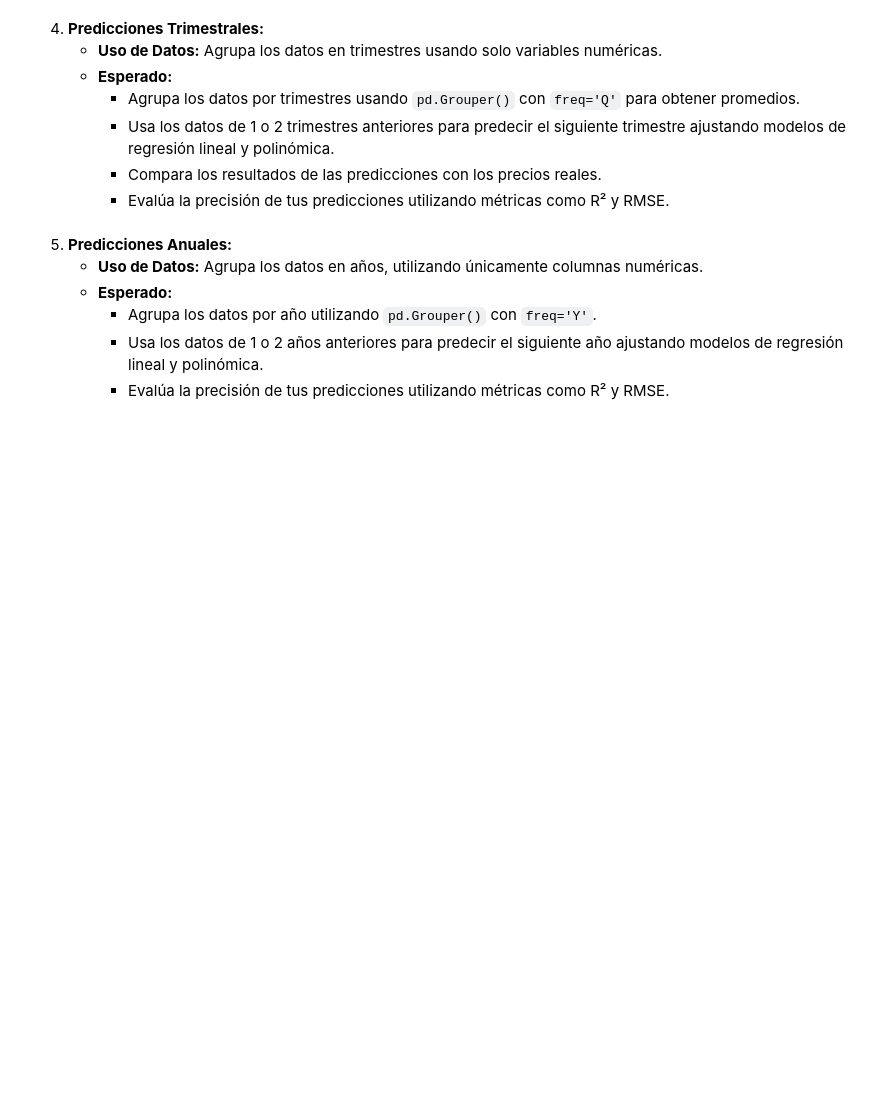
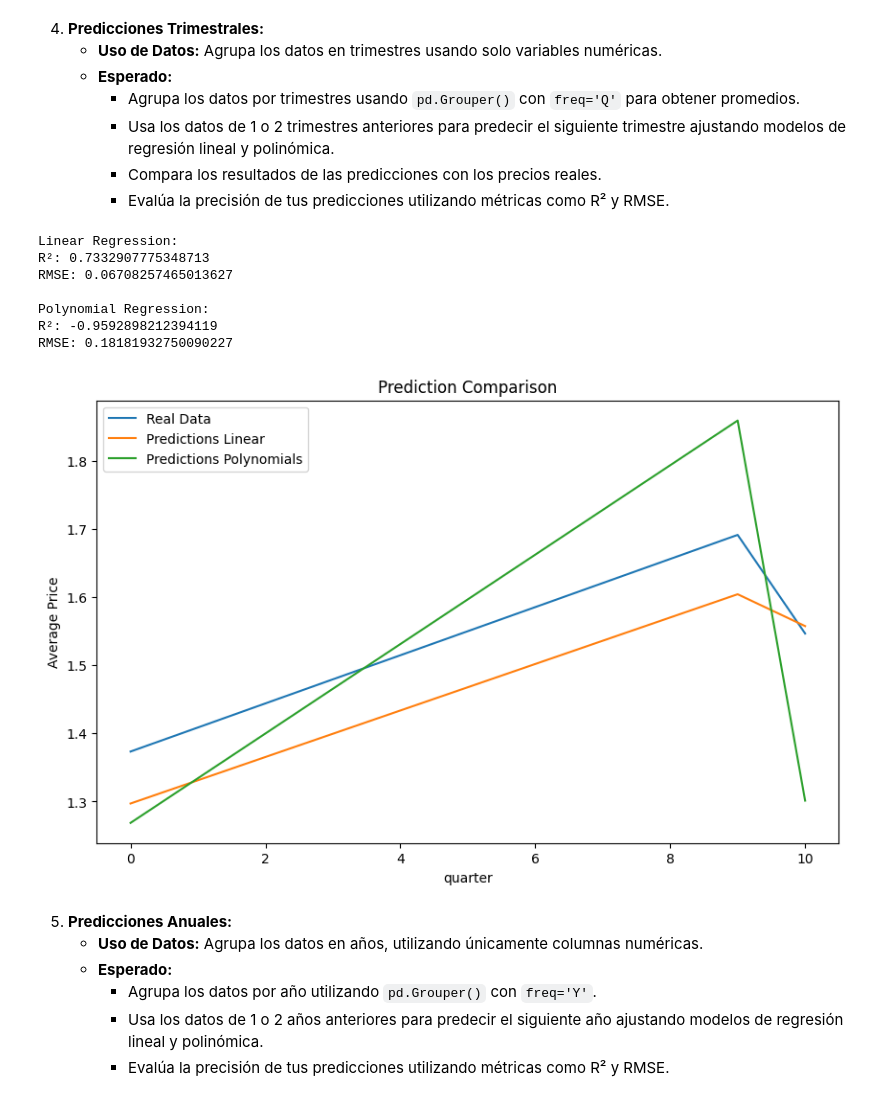
Before and after one commit to Julix4/avocado_project, a Jupyter notebook: proyecto_markdown.ipynb, the cells around one changed output. Cells and saved outputs as stored; diff of their text form; code cells hidden in the pictures; blank space fills up the shorter version.

```diff
--- a/proyecto_markdown.ipynb
+++ b/proyecto_markdown.ipynb
@@ -190,6 +310,69 @@ df = pd.read_csv("./avocado.csv")
      - Usa los datos de 1 o 2 trimestres anteriores para predecir el siguiente trimestre ajustando modelos de regresión lineal y polinómica.
      - Compara los resultados de las predicciones con los precios reales.
      - Evalúa la precisión de tus predicciones utilizando métricas como R² y RMSE.
+# %%
+import pandas as pd
+import numpy as np
+from sklearn.model_selection import train_test_split
+from sklearn.linear_model import LinearRegression
+from sklearn.preprocessing import PolynomialFeatures
+from sklearn.metrics import mean_squared_error, r2_score
+import matplotlib.pyplot as plt
+
+
+df = pd.read_csv("avocado.csv")
+
+df['Date'] = pd.to_datetime(df['Date'])
+
+df_trimestral = df.groupby(pd.Grouper(key='Date', freq='Q')).agg({'AveragePrice': 'mean', 'Total Volume': 'mean'}).reset_index()
+
+X = df_trimestral[['AveragePrice', 'Total Volume']].shift(1)
+y = df_trimestral['AveragePrice'].shift(-1)
+
+X.dropna(inplace=True)
+y.dropna(inplace=True)
+
+X_train, X_test, y_train, y_test = train_test_split(X, y, test_size=0.2, random_state=42)
+
+
+model_linear = LinearRegression()
+model_linear.fit(X_train, y_train)
+y_pred_linear = model_linear.predict(X_test)
+
+
+poly = PolynomialFeatures(degree=2)
+X_poly_train = poly.fit_transform(X_train)
+X_poly_test = poly.transform(X_test)
+model_poly = LinearRegression()
+model_poly.fit(X_poly_train, y_train)
+y_pred_poly = model_poly.predict(X_poly_test)
+
+print("Linear Regression:")
+print("R²:", r2_score(y_test, y_pred_linear))
+print("RMSE:", np.sqrt(mean_squared_error(y_test, y_pred_linear)))
+
+print("\nPolynomial Regression:")
+print("R²:", r2_score(y_test, y_pred_poly))
+print("RMSE:", np.sqrt(mean_squared_error(y_test, y_pred_poly)))
+
+plt.figure(figsize=(10, 6))
+plt.plot(y_test.index, y_test, label='Real Data')
+plt.plot(y_test.index, y_pred_linear, label='Predictions Linear')
+plt.plot(y_test.index, y_pred_poly, label='Predictions Polynomials')
+plt.legend()
+plt.title("Prediction Comparison")
+plt.xlabel("quarter")
+plt.ylabel("Average Price")
+plt.show()
+# %% [output]
+Linear Regression:
+R²: 0.7332907775348713
+RMSE: 0.06708257465013627
+
+Polynomial Regression:
+R²: -0.9592898212394119
+RMSE: 0.18181932750090227
+[figure, added]
 # %% [markdown]
 5. **Predicciones Anuales:**
    - **Uso de Datos:** Agrupa los datos en años, utilizando únicamente columnas numéricas.
```
Also changed, not shown: parts of 4 cells of this notebook.
